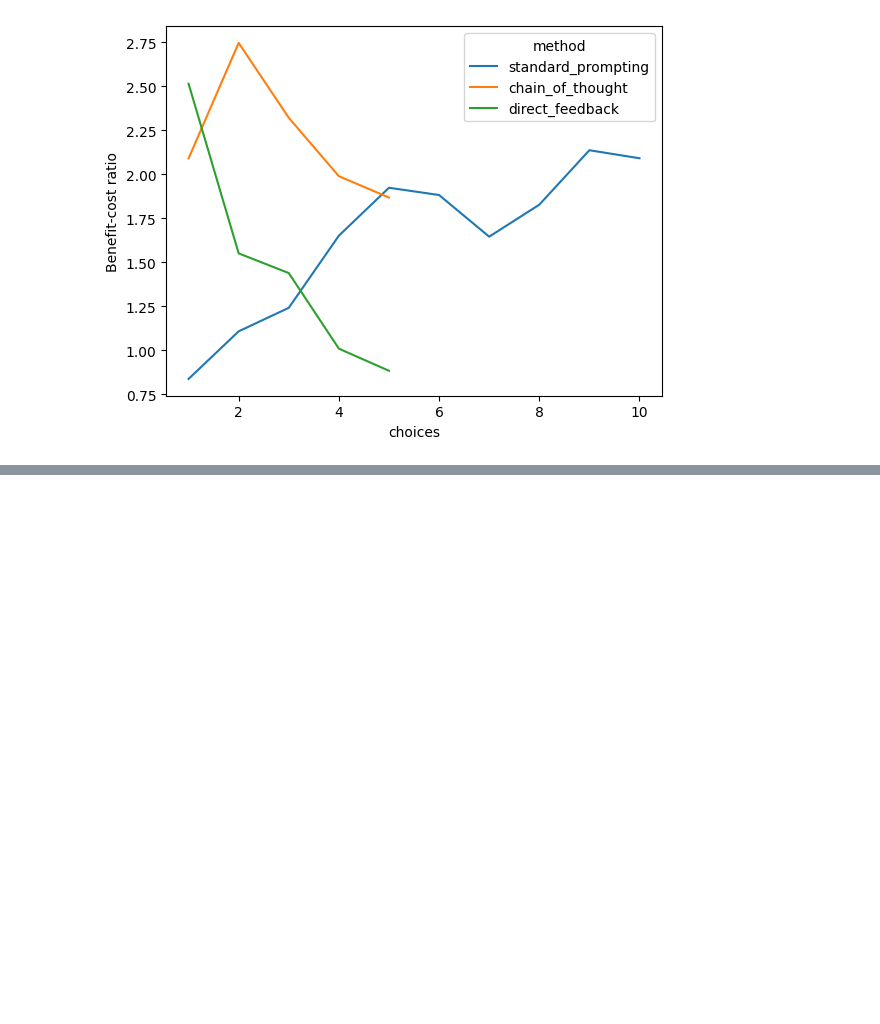
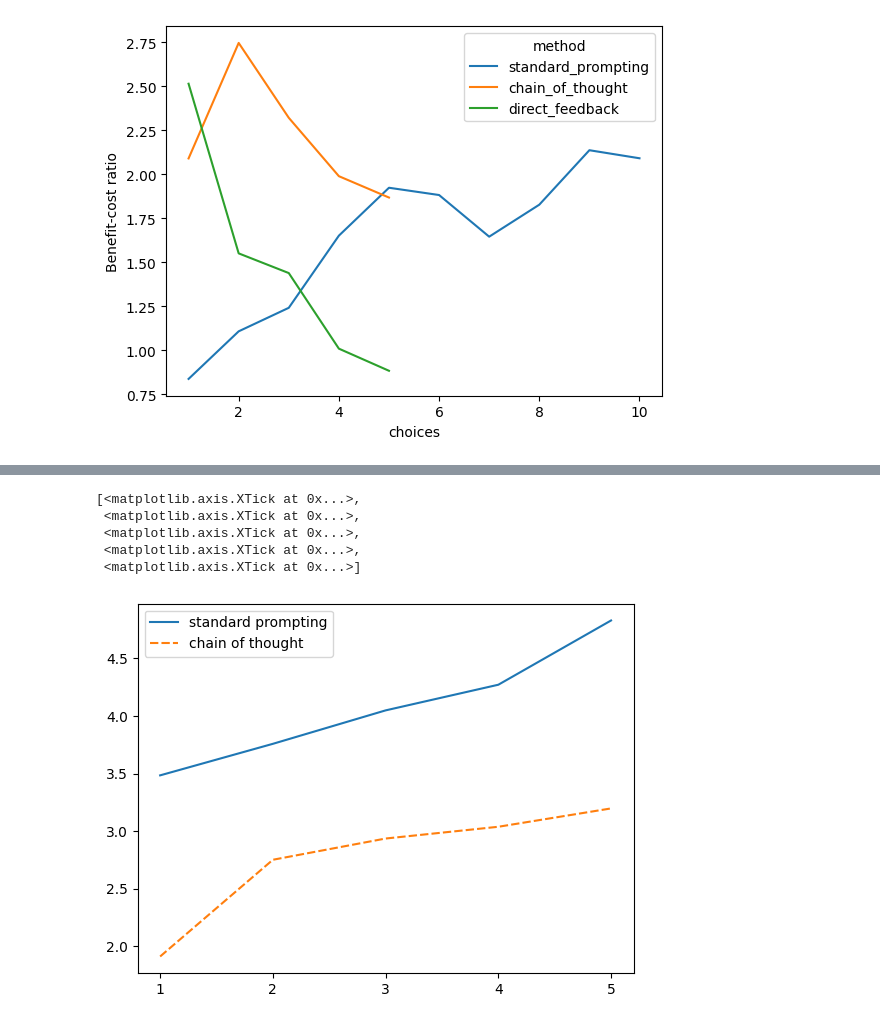
Before and after one commit to cedricidsai/LLMDNT, a Jupyter notebook: notebook/visualise.ipynb, the cells around one changed output, grey strips where cells are left out. Drawn from its saved outputs; the diff is of its cells as text; code cells hidden in the pictures; blank space fills up the shorter version.

```diff
--- a/notebook/visualise.ipynb
+++ b/notebook/visualise.ipynb
@@ -292,0 +539,21 @@ sns.lineplot(data=tokens.T, x='choices', y='Benefit-cost ratio', hue='method')
+# %%
+import seaborn as sns
+table = pd.DataFrame()
+table['standard prompting'] =  (sp.loc['loaded'] - sp.loc['executions']) / sp.loc['passed']
+# table['direct feedback'] = df.loc['executions'] / df.loc['loaded']
+table['chain of thought'] =  ( cot.loc['loaded'] - cot.loc['executions']) / cot.loc['passed']
+
+table.index = [1,2,3,4,5]
+
+# table.T
+
+ax = sns.lineplot(data=table)
+ax.set_xticks([1,2,3,4,5])
+# table
+# %% [output]
+[<matplotlib.axis.XTick at 0x...>,
+ <matplotlib.axis.XTick at 0x...>,
+ <matplotlib.axis.XTick at 0x...>,
+ <matplotlib.axis.XTick at 0x...>,
+ <matplotlib.axis.XTick at 0x...>]
+[figure, added]
```
Also changed, not shown: parts of 6 cells of this notebook.
